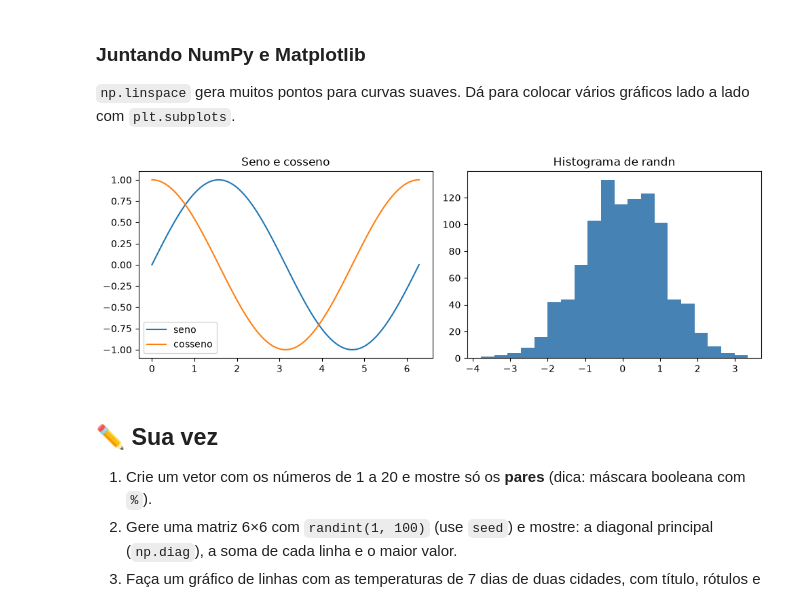
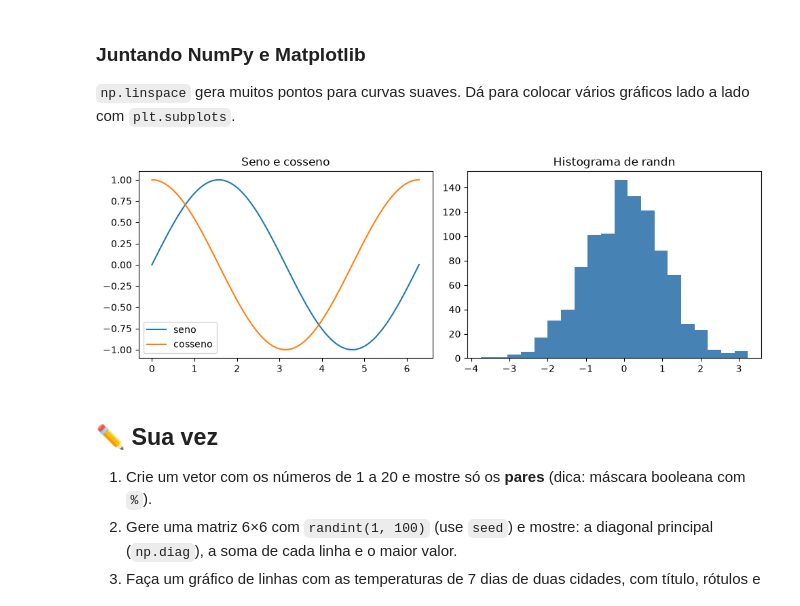
Before and after one commit to eduardojr-pereira/data-science-knowledge-base, a Jupyter notebook: 01_python_programming/04_numpy_e_matplotlib.ipynb, the cells around one changed output. Saved outputs shown, nothing was run; the diff lists cells and outputs as text; code cells hidden in the pictures.

```diff
--- a/01_python_programming/04_numpy_e_matplotlib.ipynb
+++ b/01_python_programming/04_numpy_e_matplotlib.ipynb
@@ -556,24 +563,25 @@ plt.show()
 # %%
 import matplotlib.pyplot as plt
 import numpy as np
 
 x = np.linspace(0, 2 * np.pi, 100)
 
 fig, eixos = plt.subplots(1, 2, figsize=(10, 3.5))
 
 eixos[0].plot(x, np.sin(x), label='seno')
 eixos[0].plot(x, np.cos(x), label='cosseno')
 eixos[0].set_title('Seno e cosseno')
 eixos[0].legend()
 
-dados = np.random.randn(1000)                    # 1000 valores de uma normal
+rng_histograma = np.random.default_rng(2026)
+dados = rng_histograma.standard_normal(1000)    # 1000 valores de uma normal
 eixos[1].hist(dados, bins=20, color='steelblue')
 eixos[1].set_title('Histograma de randn')
 
 plt.tight_layout()
 plt.show()
 # %% [output]
-[figure, old version]
+[figure, new version]
 # %% [markdown]
 ## ✏️ Sua vez
 
```
Also changed, not shown: parts of 5 cells of this notebook, 8 other files.
